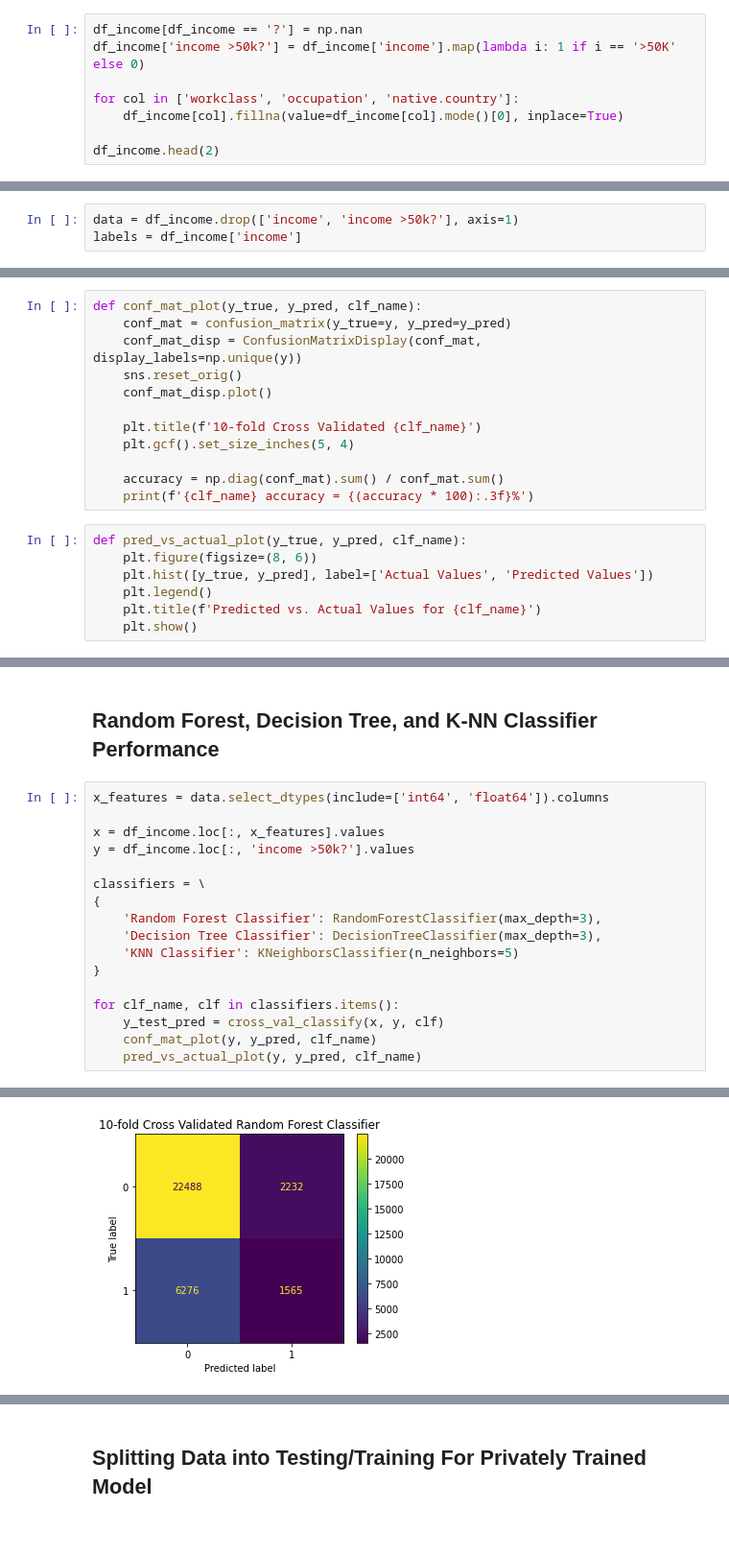
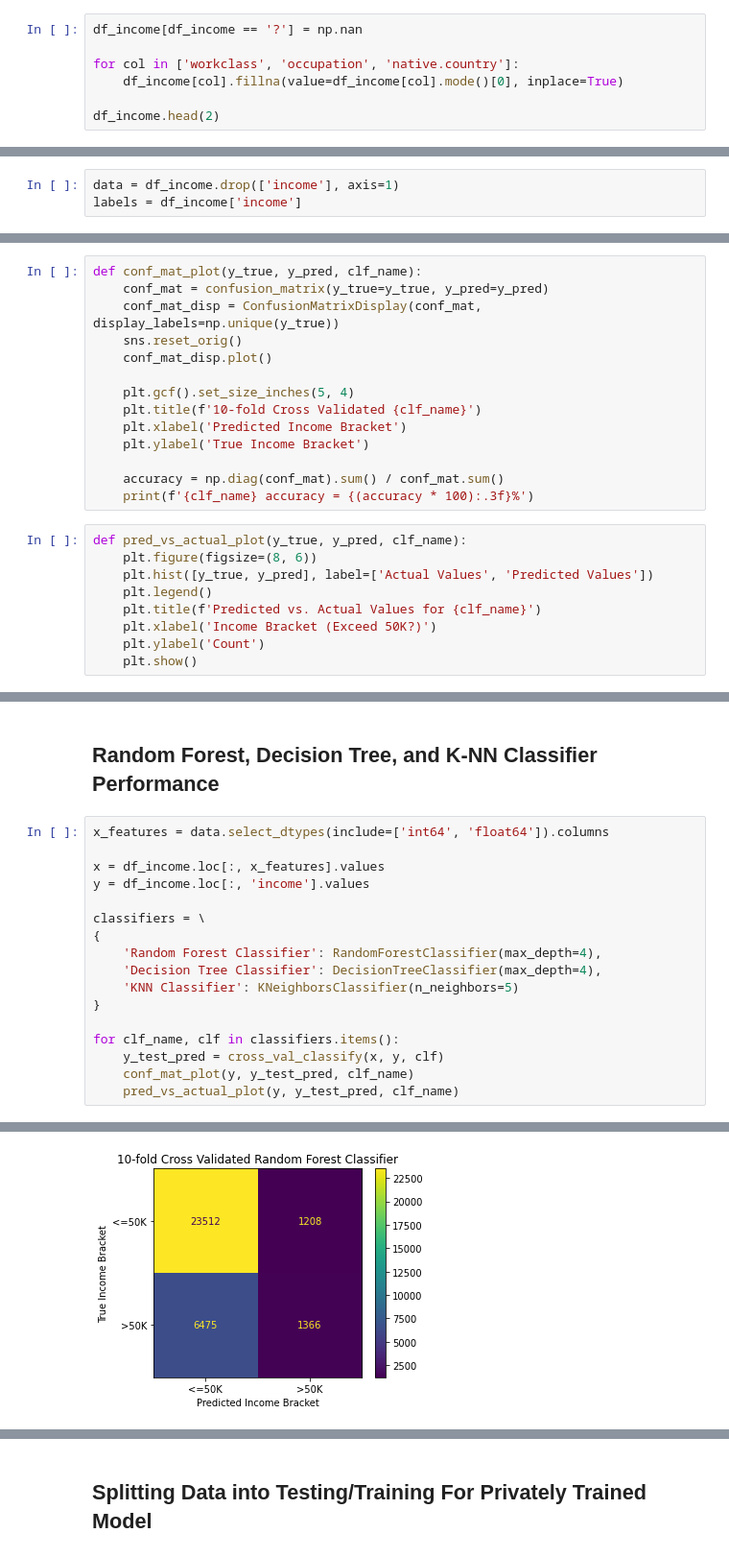
Before and after one commit to jciolfi/income-prediction, a Jupyter notebook: Non-Private Income Model.ipynb, the cells around one changed output, grey strips where cells are left out. Shown at 96% size. Cells and saved outputs as stored; diff of their text form.

Commit message:
updated visualizations and minor styling fixes

```diff
--- a/Non-Private Income Model.ipynb
+++ b/Non-Private Income Model.ipynb
@@ -36,7 +30,6 @@ df_income.head(2)
 | 1 | 82 | Private | 132870 | HS-grad | 9 | Widowed | Exec-managerial | Not-in-family | ... |
 # %%
 df_income[df_income == '?'] = np.nan
-df_income['income >50k?'] = df_income['income'].map(lambda i: 1 if i == '>50K' else 0)
 
 for col in ['workclass', 'occupation', 'native.country']:
     df_income[col].fillna(value=df_income[col].mode()[0], inplace=True)
@@ -47,7 +40,7 @@ df_income.head(2)
 | 0 | 90 | Private | 77053 | HS-grad | 9 | Widowed | Prof-specialty | Not-in-family | ... |
 | 1 | 82 | Private | 132870 | HS-grad | 9 | Widowed | Exec-managerial | Not-in-family | ... |
 # %%
-data = df_income.drop(['income', 'income >50k?'], axis=1)
+data = df_income.drop(['income'], axis=1)
 labels = df_income['income']
 # %%
 plt.figure(figsize=(12, 10))
@@ -74,13 +67,15 @@ def cross_val_classify(x, y, clf, n_splits=10):
     return y_pred
 # %%
 def conf_mat_plot(y_true, y_pred, clf_name):
-    conf_mat = confusion_matrix(y_true=y, y_pred=y_pred)
-    conf_mat_disp = ConfusionMatrixDisplay(conf_mat, display_labels=np.unique(y))
+    conf_mat = confusion_matrix(y_true=y_true, y_pred=y_pred)
+    conf_mat_disp = ConfusionMatrixDisplay(conf_mat, display_labels=np.unique(y_true))
     sns.reset_orig()
     conf_mat_disp.plot()
 
+    plt.gcf().set_size_inches(5, 4)
     plt.title(f'10-fold Cross Validated {clf_name}')
-    plt.gcf().set_size_inches(5, 4)
+    plt.xlabel('Predicted Income Bracket')
+    plt.ylabel('True Income Bracket')
 
     accuracy = np.diag(conf_mat).sum() / conf_mat.sum()
     print(f'{clf_name} accuracy = {(accuracy * 100):.3f}%')
@@ -90,6 +85,8 @@ def pred_vs_actual_plot(y_true, y_pred, clf_name):
     plt.hist([y_true, y_pred], label=['Actual Values', 'Predicted Values'])
     plt.legend()
     plt.title(f'Predicted vs. Actual Values for {clf_name}')
+    plt.xlabel('Income Bracket (Exceed 50K?)')
+    plt.ylabel('Count')
     plt.show()
 # %% [markdown]
 ## Testing Feature Importance w/o Using K-Fold Cross Validation
@@ -148,17 +145,17 @@ for clf_name, clf in classifiers.items():
 x_features = data.select_dtypes(include=['int64', 'float64']).columns
 
 x = df_income.loc[:, x_features].values
-y = df_income.loc[:, 'income >50k?'].values
+y = df_income.loc[:, 'income'].values
 
 classifiers = \
 {
-    'Random Forest Classifier': RandomForestClassifier(max_depth=3),
-    'Decision Tree Classifier': DecisionTreeClassifier(max_depth=3),
+    'Random Forest Classifier': RandomForestClassifier(max_depth=4),
+    'Decision Tree Classifier': DecisionTreeClassifier(max_depth=4),
     'KNN Classifier': KNeighborsClassifier(n_neighbors=5)
 }
 
 for clf_name, clf in classifiers.items():
     y_test_pred = cross_val_classify(x, y, clf)
-    conf_mat_plot(y, y_pred, clf_name)
-    pred_vs_actual_plot(y, y_pred, clf_name)
+    conf_mat_plot(y, y_test_pred, clf_name)
+    pred_vs_actual_plot(y, y_test_pred, clf_name)
 # %% [output]
@@ -167 +163 @@ Random Forest Classifier R^2 = -0.42924043767946163
-[figure, old version]
+[figure, new version]
```
Also changed, not shown: parts of 4 cells of this notebook, 1 other file.
